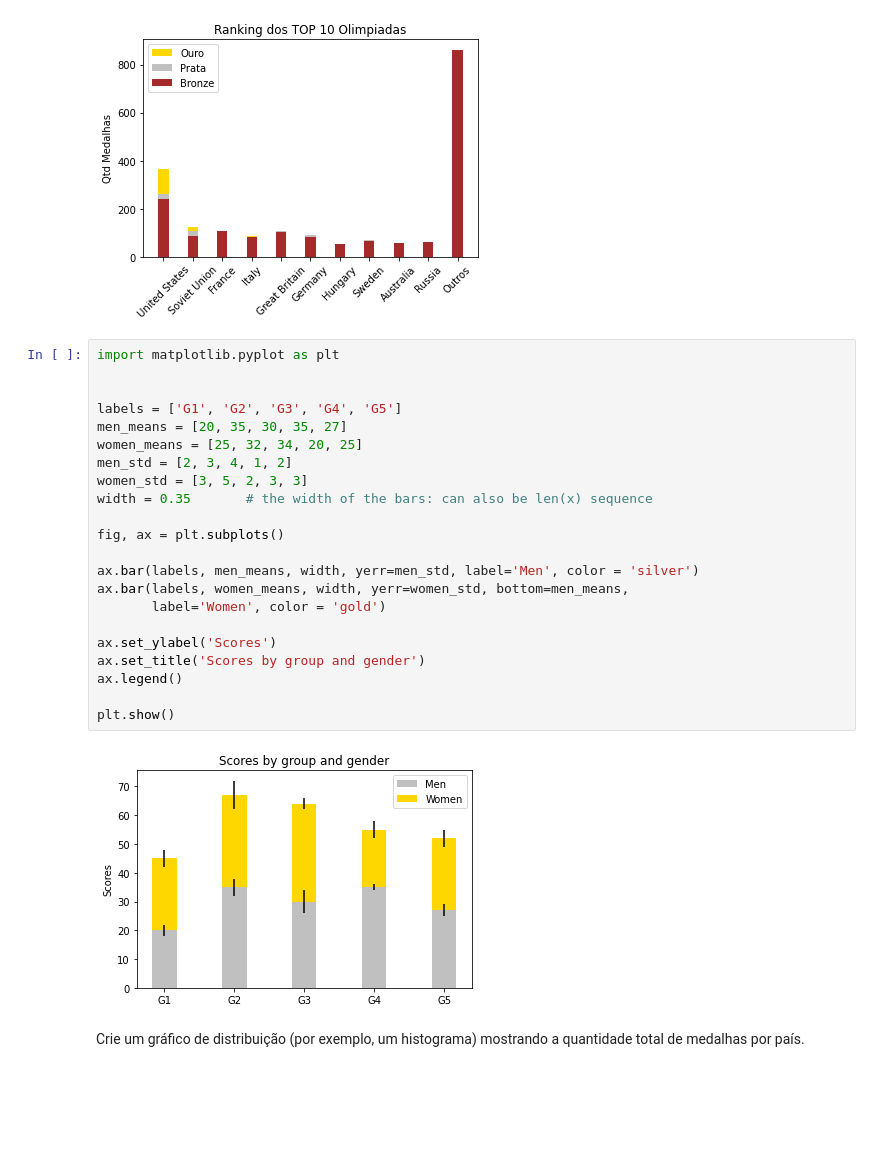
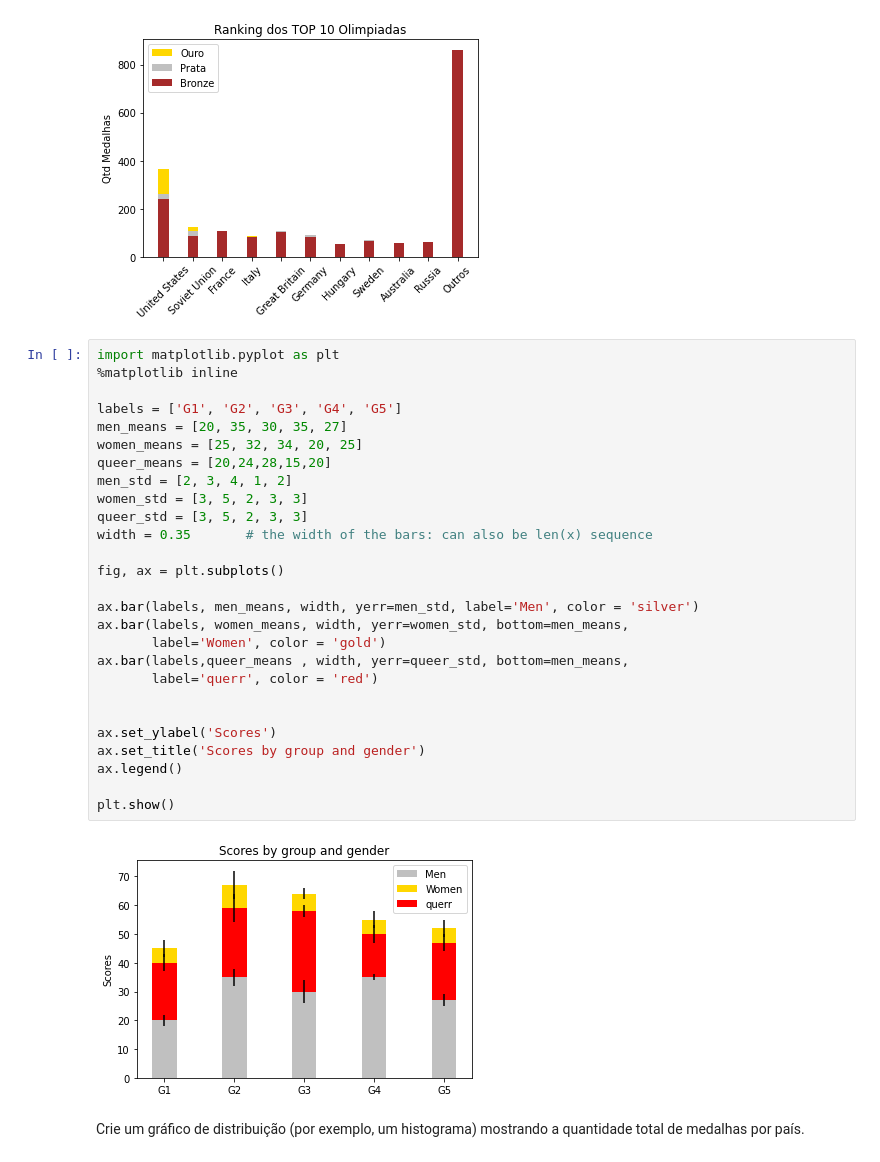
Before and after one commit to VictorBTaveira/Projeto-DataViz, a Jupyter notebook: Projeto_Dataviz.ipynb, the cells around one changed output. Drawn from its saved outputs; the diff is of its cells as text; blank space fills up the shorter version.

```diff
--- a/Projeto_Dataviz.ipynb
+++ b/Projeto_Dataviz.ipynb
@@ -718,28 +718,33 @@ plt.show()
 [figure]
 # %%
 import matplotlib.pyplot as plt
-
+%matplotlib inline
 
 labels = ['G1', 'G2', 'G3', 'G4', 'G5']
 men_means = [20, 35, 30, 35, 27]
 women_means = [25, 32, 34, 20, 25]
+queer_means = [20,24,28,15,20]
 men_std = [2, 3, 4, 1, 2]
 women_std = [3, 5, 2, 3, 3]
+queer_std = [3, 5, 2, 3, 3]
 width = 0.35       # the width of the bars: can also be len(x) sequence
 
 fig, ax = plt.subplots()
 
 ax.bar(labels, men_means, width, yerr=men_std, label='Men', color = 'silver')
 ax.bar(labels, women_means, width, yerr=women_std, bottom=men_means,
        label='Women', color = 'gold')
+ax.bar(labels,queer_means , width, yerr=queer_std, bottom=men_means,
+       label='querr', color = 'red')
+
 
 ax.set_ylabel('Scores')
 ax.set_title('Scores by group and gender')
 ax.legend()
 
 plt.show()
 # %% [output]
-[figure, old version]
+[figure, new version]
 # %% [markdown]
 Crie um gráfico de distribuição (por exemplo, um histograma) mostrando a quantidade total de medalhas por país.
 # %%
```
Also changed, not shown: parts of 4 cells of this notebook.
